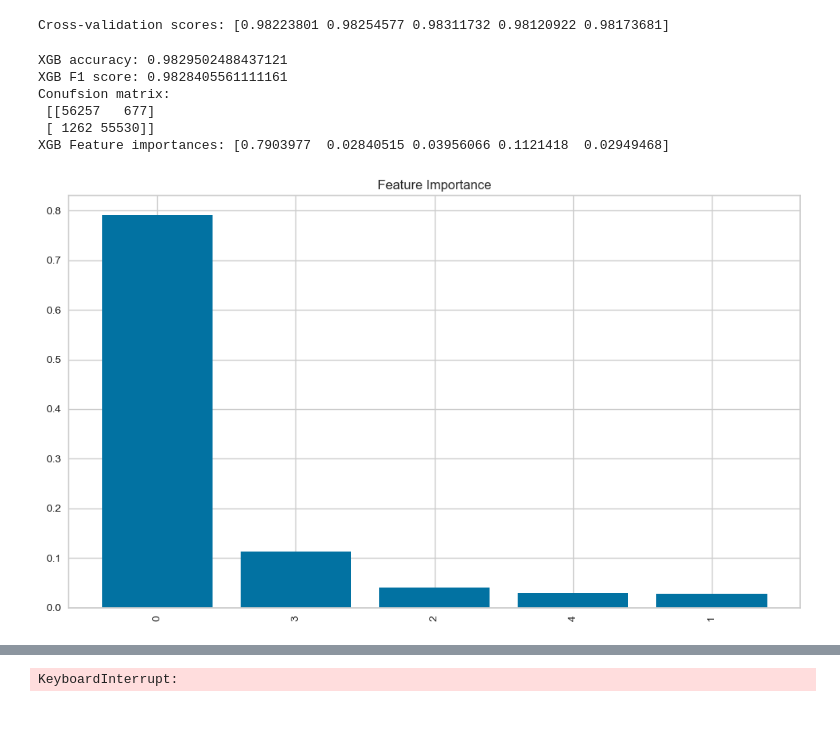
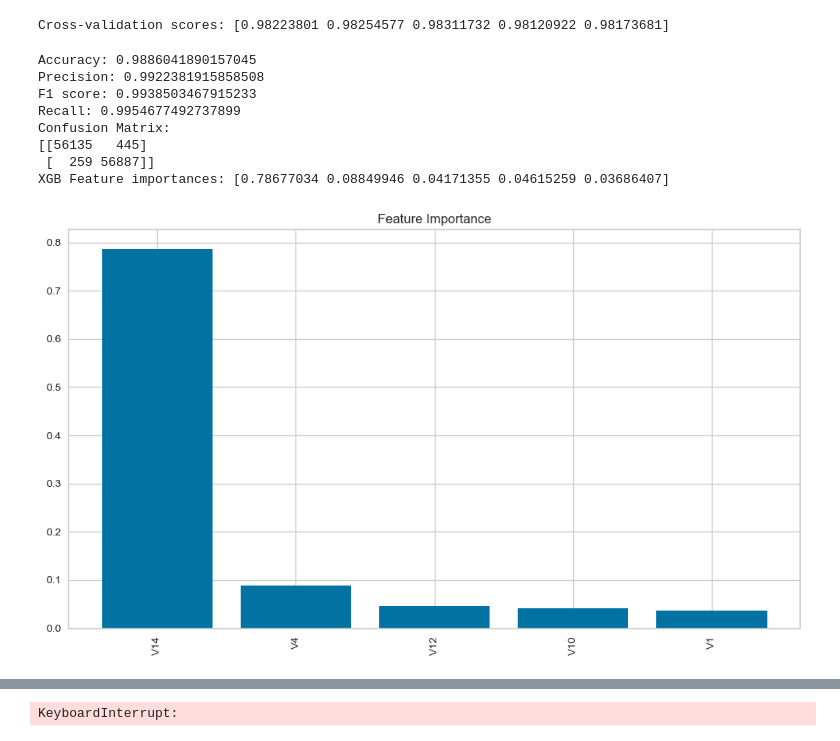
Before and after one commit to brayway05/fraud-detection, a Jupyter notebook: code/anonymous_data/extra_testing.ipynb, the cells around one changed output, grey strips where cells are left out. Drawn from its saved outputs; the diff is of its cells as text; code cells hidden in the pictures.

```diff
--- a/code/anonymous_data/extra_testing.ipynb
+++ b/code/anonymous_data/extra_testing.ipynb
@@ -42,6 +46,8 @@ df['Amount'] = StandardScaler().fit_transform(df[['Amount']])
 
 # class wasn't dropped from the data when we first tried this
 X = df.drop(columns=['id', 'Class'])
+# reduce feature space temporarily
+X = X[['V14', 'V4', 'V10', 'V12', 'V1']]
 y = df['Class']
 
 X, y = ADASYN().fit_resample(X, y)
@@ -56,0 +78,12 @@ X_pca.shape[1]
+# %%
+mlp = MLPClassifier()
+mlp.fit(X_train, y_train)
+
+y_preds = mlp.predict(X_test)
+
+print(f'Accuracy: {mlp.score(X_test, y_test)}')
+print(f'Precision: {precision_score(y_test, y_preds)}')
+print(f'F1 score: {f1_score(y_test, y_preds)}')
+print(f'Recall: {recall_score(y_test, y_preds)}')
+print(f'Confusion Matrix: \n{confusion_matrix(y_test, y_preds)}')
+mlp.score(X_test, y_test)
@@ -56,0 +101,10 @@ X_pca.shape[1]
+# %%
+decision_tree_model = DecisionTreeClassifier()
+decision_tree_model.fit(X_train, y_train)
+y_preds = decision_tree_model.predict(X_test)
+
+print(f'Accuracy: {decision_tree_model.score(X_test, y_test)}')
+print(f'Precision: {precision_score(y_test, y_preds)}')
+print(f'F1 score: {f1_score(y_test, y_preds)}')
+print(f'Recall: {recall_score(y_test, y_preds)}')
+print(f'Confusion Matrix: \n{confusion_matrix(y_test, y_preds)}')
@@ -79,28 +131,32 @@ print(f"Cross-validation scores: {scores}")
 # %% [output]
 Cross-validation scores: [0.98223801 0.98254577 0.98311732 0.98120922 0.98173681]
 # %%
-print(f"XGB accuracy: {xgb_clf.score(X_test, y_test)}")
-print(f"XGB F1 score: {f1_score(y_test, xgb_clf.predict(X_test))}")
-print(f"Conufsion matrix:\n {confusion_matrix(y_test, xgb_clf.predict(X_test))}")
+print(f'Accuracy: {xgb_clf.score(X_test, y_test)}')
+print(f'Precision: {precision_score(y_test, y_preds)}')
+print(f'F1 score: {f1_score(y_test, y_preds)}')
+print(f'Recall: {recall_score(y_test, y_preds)}')
+print(f'Confusion Matrix: \n{confusion_matrix(y_test, y_preds)}')
 
 importances = xgb_clf.feature_importances_
 
 print(f"XGB Feature importances: {importances}")
 
 sorted_indices = importances.argsort()[::-1]
 
 plt.figure(figsize=(10, 6))
 plt.title('Feature Importance')
-plt.bar(range(X_pca.shape[1]), importances[sorted_indices], align='center')
-plt.xticks(range(X_pca.shape[1]), X_pca.columns[sorted_indices], rotation=90)
+plt.bar(range(X.shape[1]), importances[sorted_indices], align='center')
+plt.xticks(range(X.shape[1]), X.columns[sorted_indices], rotation=90)
 plt.tight_layout()
 
 plt.show()
 # %% [output]
-XGB accuracy: 0.9829502488437121
-XGB F1 score: 0.9828405561111161
-Conufsion matrix:
- [[56257   677]
- [ 1262 55530]]
-XGB Feature importances: [0.7903977  0.02840515 0.03956066 0.1121418  0.02949468]
+Accuracy: 0.9886041890157045
+Precision: 0.9922381915858508
+F1 score: 0.9938503467915233
+Recall: 0.9954677492737899
+Confusion Matrix:
+[[56135   445]
+ [  259 56887]]
+XGB Feature importances: [0.78677034 0.08849946 0.04171355 0.04615259 0.03686407]
-[figure, old version]
+[figure, new version]
```
Also changed, not shown: parts of 18 cells of this notebook, 20 other files.
